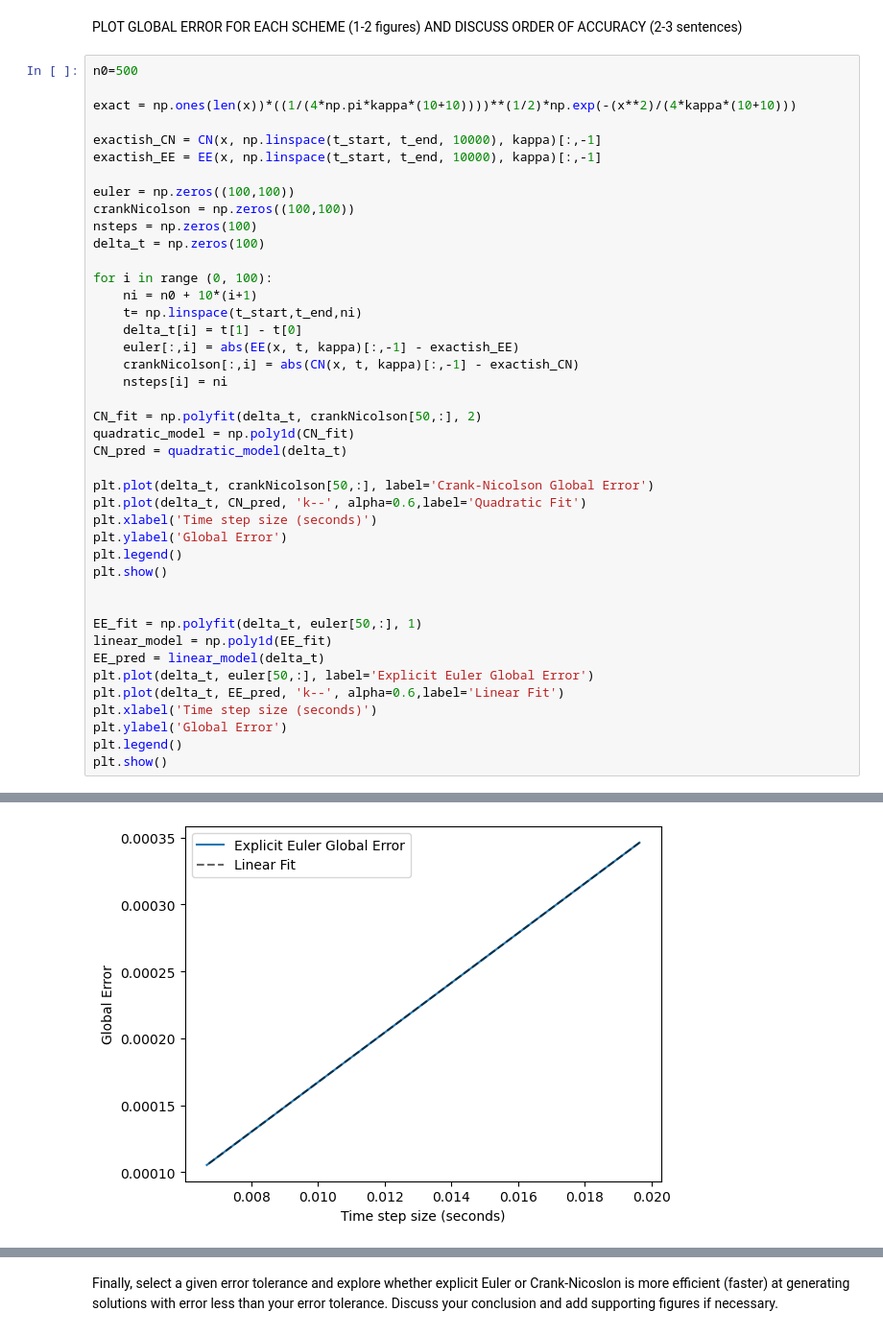
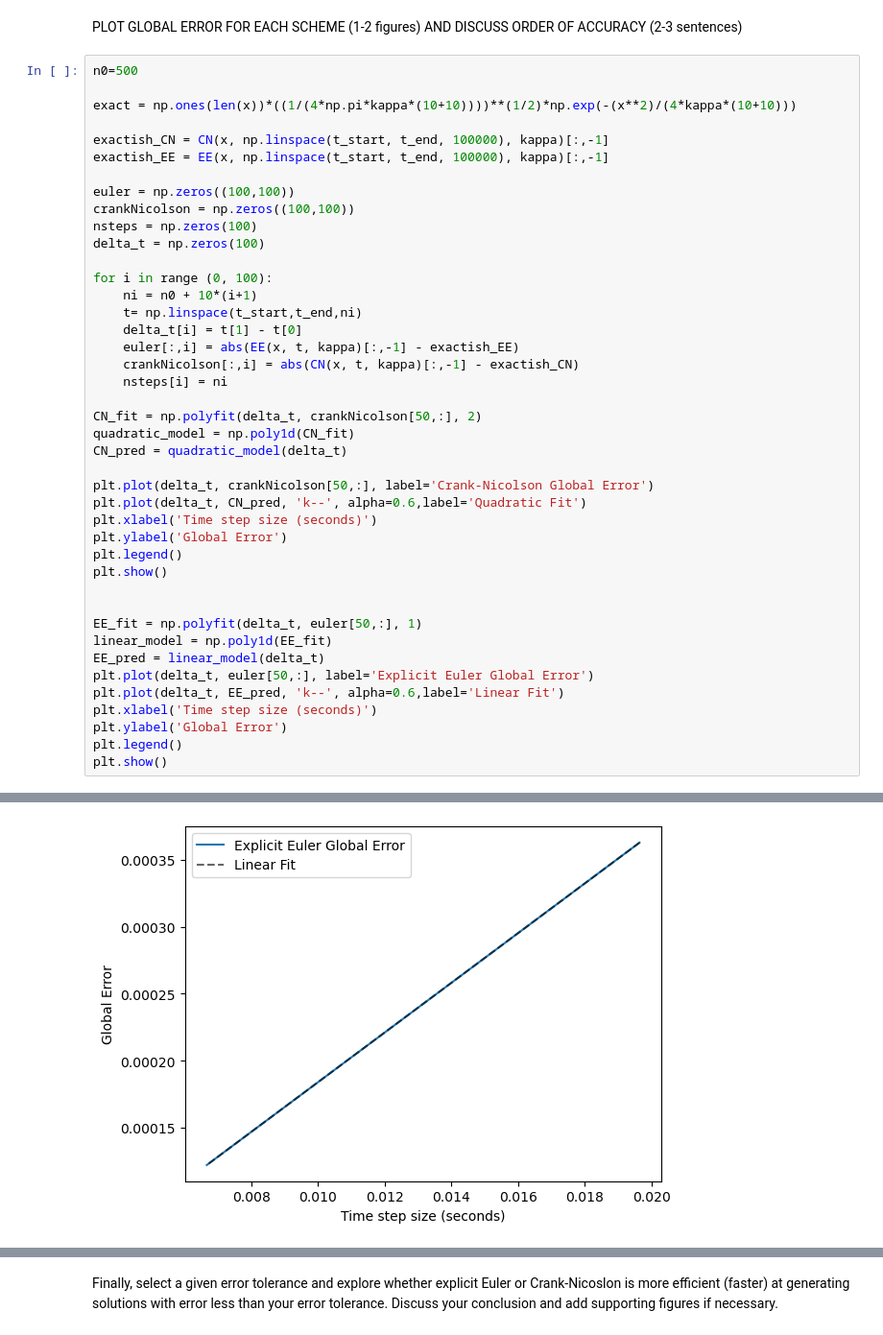
Before and after one commit to Ealish241/QCES, a Jupyter notebook: Project1_numerical_methods.ipynb, the cells around one changed output, grey strips where cells are left out. Shown at 96% size. Drawn from its saved outputs; the diff is of its cells as text.

```diff
--- a/Project1_numerical_methods.ipynb
+++ b/Project1_numerical_methods.ipynb
@@ -308,8 +327,8 @@ n0=500
 
 exact = np.ones(len(x))*((1/(4*np.pi*kappa*(10+10))))**(1/2)*np.exp(-(x**2)/(4*kappa*(10+10)))
 
-exactish_CN = CN(x, np.linspace(t_start, t_end, 10000), kappa)[:,-1]
-exactish_EE = EE(x, np.linspace(t_start, t_end, 10000), kappa)[:,-1]
+exactish_CN = CN(x, np.linspace(t_start, t_end, 100000), kappa)[:,-1]
+exactish_EE = EE(x, np.linspace(t_start, t_end, 100000), kappa)[:,-1]
 
 euler = np.zeros((100,100))
 crankNicolson = np.zeros((100,100))
@@ -364,4 +383,4 @@ Crank-Nicolson method took 0.03 seconds
 Explicit Euler method took 0.07 seconds
 Crank-Nicolson method took 0.03 seconds
 [figure]
-[figure, old version]
+[figure, new version]
```
Also changed, not shown: parts of 10 cells of this notebook.
